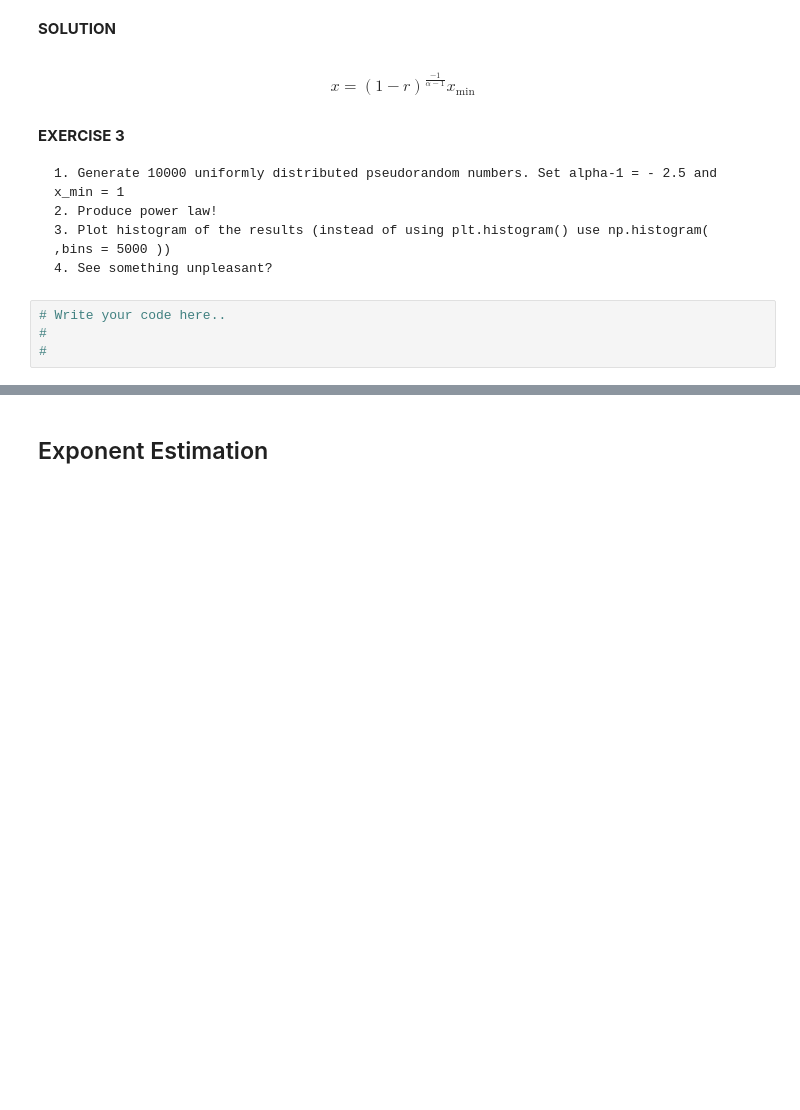
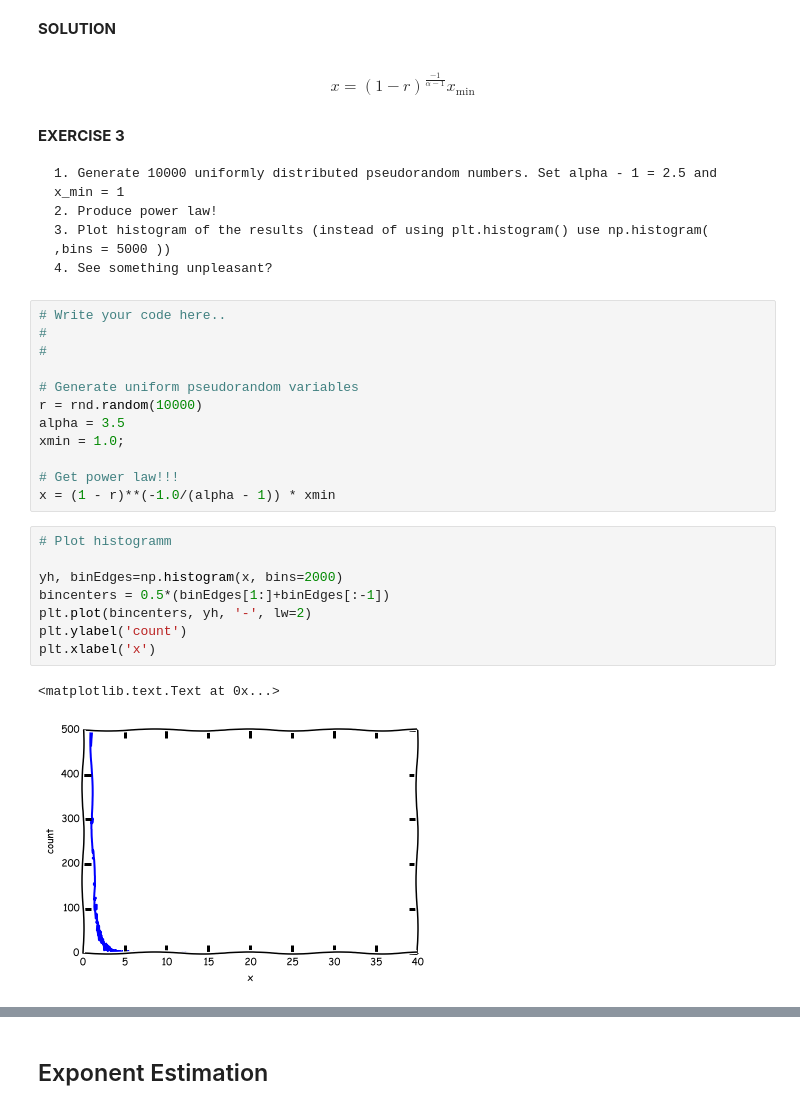
Before and after one commit to shestakoff/social_ntwks, a Jupyter notebook: power_law.ipynb, the cells around one changed output, grey strips where cells are left out. Drawn from its saved outputs; the diff is of its cells as text; blank space fills up the shorter version.

Commit message:
Power law

```diff
--- a/power_law.ipynb
+++ b/power_law.ipynb
@@ -36,15 +38,36 @@ Good thing here is that we easily can generate uniformly distributed pseudorando
 # %% [markdown]
 **SOLUTION**
 # %% [markdown]
-$$x = (1 - r)^{\frac{-1}{\alpha - 1}} x_\text{min} $$
+\begin{equation}
+x = (1 - r)^{\frac{-1}{\alpha - 1}} x_\text{min}
+\end{equation}
 # %% [markdown]
 **EXERCISE 3**
 
-    1. Generate 10000 uniformly distributed pseudorandom numbers. Set alpha-1 = - 2.5 and x_min = 1
+    1. Generate 10000 uniformly distributed pseudorandom numbers. Set alpha - 1 = 2.5 and x_min = 1
     2. Produce power law!
     3. Plot histogram of the results (instead of using plt.histogram() use np.histogram( ,bins = 5000 ))
     4. See something unpleasant?
-# %%
-# Write your code here..
-#
-#
+# %%
+# Write your code here..
+#
+#
+
+# Generate uniform pseudorandom variables
+r = rnd.random(10000)
+alpha = 3.5
+xmin = 1.0;
+
+# Get power law!!!
+x = (1 - r)**(-1.0/(alpha - 1)) * xmin
+# %%
+# Plot histogramm
+
+yh, binEdges=np.histogram(x, bins=2000)
+bincenters = 0.5*(binEdges[1:]+binEdges[:-1])
+plt.plot(bincenters, yh, '-', lw=2)
+plt.ylabel('count')
+plt.xlabel('x')
+# %% [output]
+<matplotlib.text.Text at 0x...>
+[figure, added]
```
Also changed, not shown: parts of 6 cells of this notebook.
